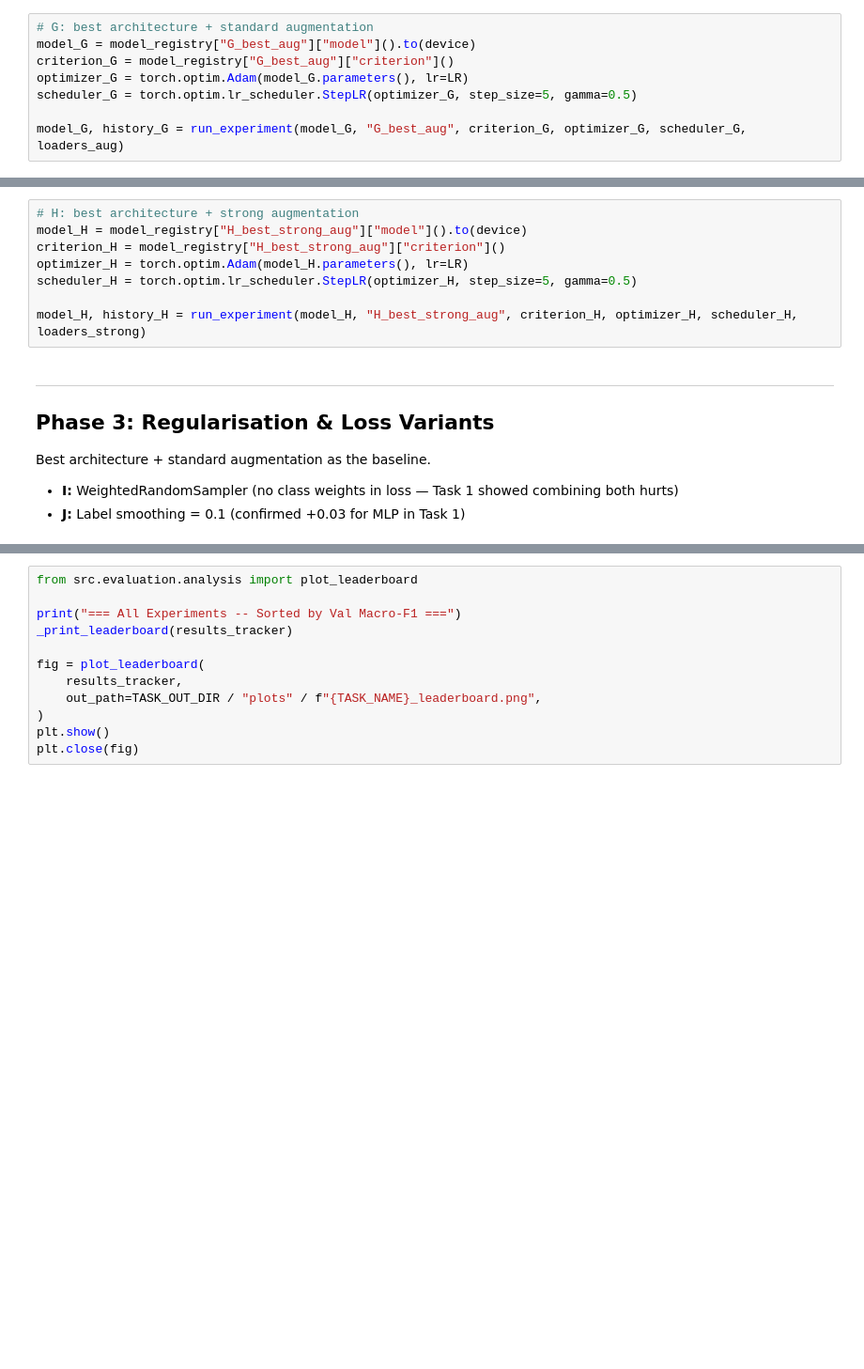
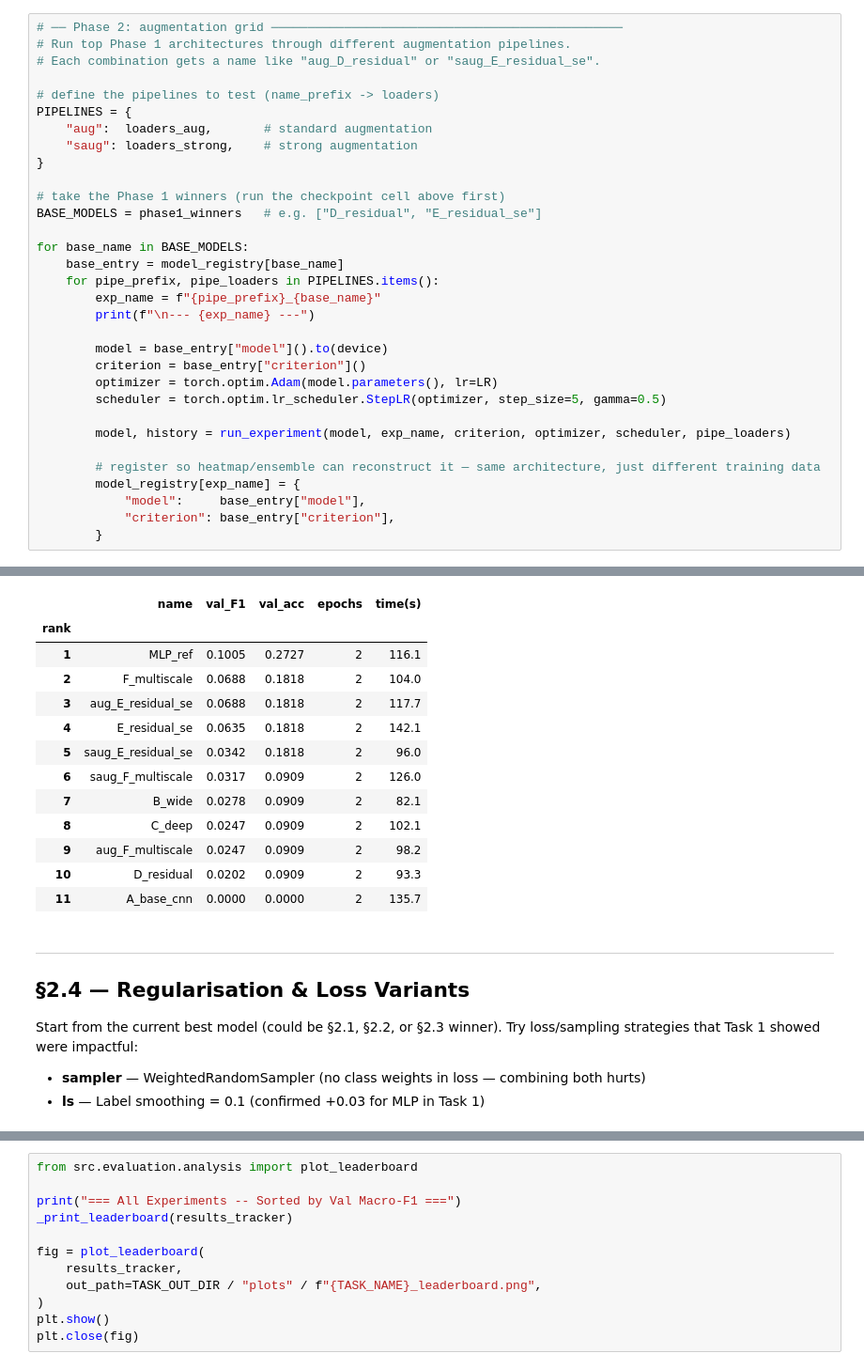
Before and after one commit to fmssilva/DL_Proj, a Jupyter notebook: assignment_1/task2/task2.ipynb, the cells around one changed output, grey strips where cells are left out. Shown at 94% size. Cells and saved outputs as stored; diff of their text form; blank space fills up the shorter version.

```diff
--- a/assignment_1/task2/task2.ipynb
+++ b/assignment_1/task2/task2.ipynb
@@ -634,8 +886,33 @@ Same best architecture, now with augmentation.
 # %%
-# G: best architecture + standard augmentation
-model_G = model_registry["G_best_aug"]["model"]().to(device)
-criterion_G = model_registry["G_best_aug"]["criterion"]()
-optimizer_G = torch.optim.Adam(model_G.parameters(), lr=LR)
-scheduler_G = torch.optim.lr_scheduler.StepLR(optimizer_G, step_size=5, gamma=0.5)
+# ── Phase 2: augmentation grid ────────────────────────────────────────────────
+# Run top Phase 1 architectures through different augmentation pipelines.
+# Each combination gets a name like "aug_D_residual" or "saug_E_residual_se".
 
-model_G, history_G = run_experiment(model_G, "G_best_aug", criterion_G, optimizer_G, scheduler_G, loaders_aug)
+# define the pipelines to test (name_prefix -> loaders)
+PIPELINES = {
+    "aug":  loaders_aug,       # standard augmentation
+    "saug": loaders_strong,    # strong augmentation
+}
+
+# take the Phase 1 winners (run the checkpoint cell above first)
+BASE_MODELS = phase1_winners   # e.g. ["D_residual", "E_residual_se"]
+
+for base_name in BASE_MODELS:
+    base_entry = model_registry[base_name]
+    for pipe_prefix, pipe_loaders in PIPELINES.items():
+        exp_name = f"{pipe_prefix}_{base_name}"
+        print(f"\n--- {exp_name} ---")
+
+        model = base_entry["model"]().to(device)
+        criterion = base_entry["criterion"]()
+        optimizer = torch.optim.Adam(model.parameters(), lr=LR)
+        scheduler = torch.optim.lr_scheduler.StepLR(optimizer, step_size=5, gamma=0.5)
+
+        model, history = run_experiment(model, exp_name, criterion, optimizer, scheduler, pipe_loaders)
+
+        # register so heatmap/ensemble can reconstruct it — same architecture, just different training data
+        model_registry[exp_name] = {
+            "model":     base_entry["model"],
+            "criterion": base_entry["criterion"],
+        }
+# %% [output]
@@ -642,16 +1022,22 @@ model_G, history_G = run_experiment(model_G, "G_best_aug", criterion_G, optimize
+|  | name | val_F1 | val_acc | epochs | time(s) |
+| rank |  |  |  |  |  |
+| 1 | MLP_ref | 0.1005 | 0.2727 | 2 | 116.1 |
+| 2 | F_multiscale | 0.0688 | 0.1818 | 2 | 104.0 |
+| 3 | aug_E_residual_se | 0.0688 | 0.1818 | 2 | 117.7 |
+| 4 | E_residual_se | 0.0635 | 0.1818 | 2 | 142.1 |
+| 5 | saug_E_residual_se | 0.0342 | 0.1818 | 2 | 96.0 |
+| 6 | saug_F_multiscale | 0.0317 | 0.0909 | 2 | 126.0 |
+| 7 | B_wide | 0.0278 | 0.0909 | 2 | 82.1 |
+| 8 | C_deep | 0.0247 | 0.0909 | 2 | 102.1 |
+| 9 | aug_F_multiscale | 0.0247 | 0.0909 | 2 | 98.2 |
+| 10 | D_residual | 0.0202 | 0.0909 | 2 | 93.3 |
+| 11 | A_base_cnn | 0.0000 | 0.0000 | 2 | 135.7 |
-# %%
-# H: best architecture + strong augmentation
-model_H = model_registry["H_best_strong_aug"]["model"]().to(device)
-criterion_H = model_registry["H_best_strong_aug"]["criterion"]()
-optimizer_H = torch.optim.Adam(model_H.parameters(), lr=LR)
-scheduler_H = torch.optim.lr_scheduler.StepLR(optimizer_H, step_size=5, gamma=0.5)
-
-model_H, history_H = run_experiment(model_H, "H_best_strong_aug", criterion_H, optimizer_H, scheduler_H, loaders_strong)
 # %% [markdown]
 ---
-## Phase 3: Regularisation & Loss Variants
+## §2.4 — Regularisation & Loss Variants
 
-Best architecture + standard augmentation as the baseline.
-- **I:** WeightedRandomSampler (no class weights in loss — Task 1 showed combining both hurts)
-- **J:** Label smoothing = 0.1 (confirmed +0.03 for MLP in Task 1)
+Start from the current best model (could be §2.1, §2.2, or §2.3 winner).
+Try loss/sampling strategies that Task 1 showed were impactful:
+- **sampler** — WeightedRandomSampler (no class weights in loss — combining both hurts)
+- **ls** — Label smoothing = 0.1 (confirmed +0.03 for MLP in Task 1)
 # %%
```
Also changed, not shown: parts of 61 cells of this notebook, 2 other files.
